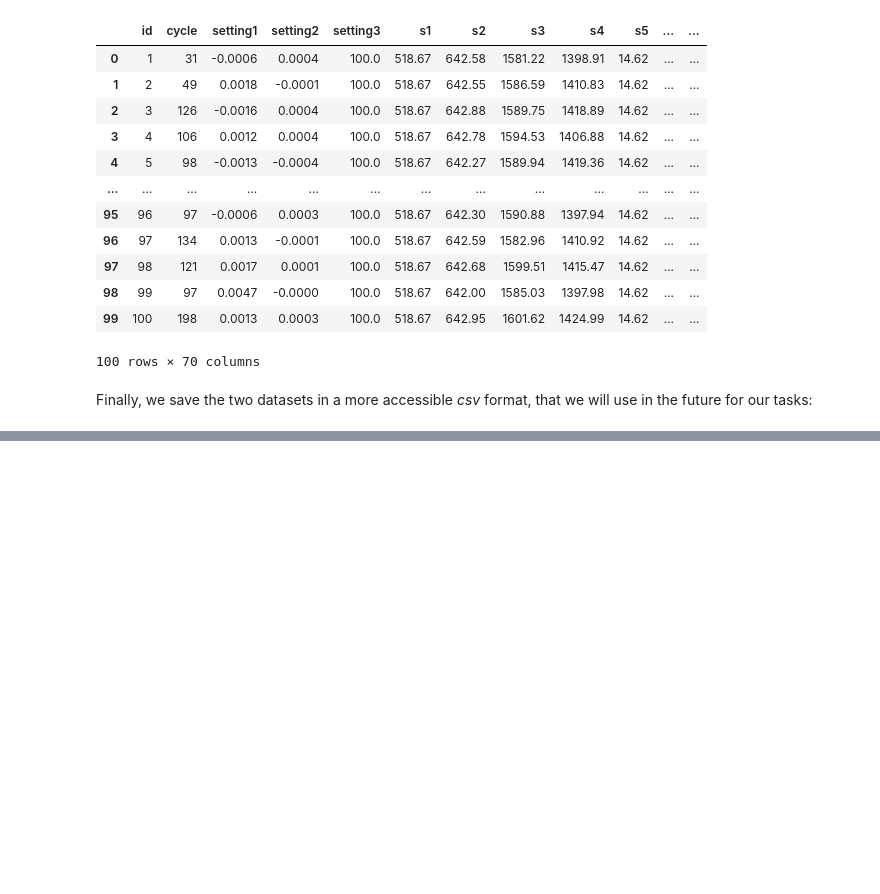
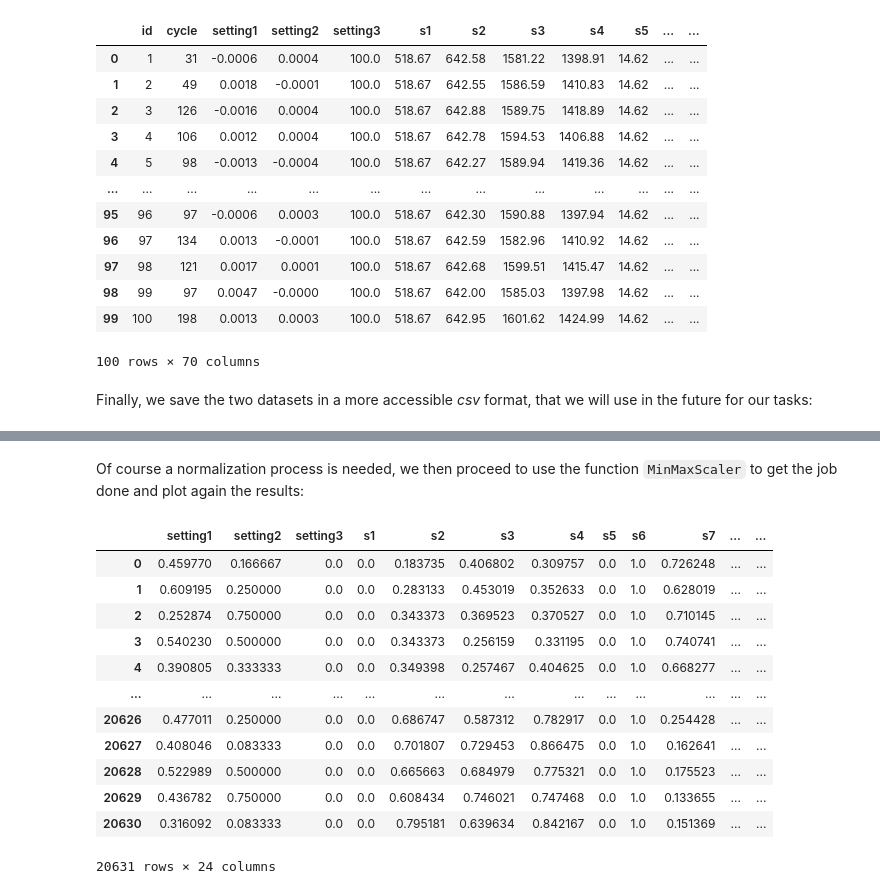
Before and after one commit to Megalodonte/BGHWSW, a Jupyter notebook: Aircraft-pred-main/predictive-maintenance-master/final.ipynb, the cells around one changed output, grey strips where cells are left out. Saved outputs shown, nothing was run; the diff lists cells and outputs as text; code cells hidden in the pictures; blank space fills up the shorter version.

```diff
--- a/Aircraft-pred-main/predictive-maintenance-master/final.ipynb
+++ b/Aircraft-pred-main/predictive-maintenance-master/final.ipynb
@@ -444,0 +515,21 @@ df_test.to_csv('data/testmine.csv', index=False)
+# %% [markdown]
+Of course a normalization process is needed, we then proceed to use the function `MinMaxScaler` to get the job done and plot again the results:
+# %%
+# scale the values
+scaler = MinMaxScaler()
+df[df.columns] = scaler.fit_transform(df[df.columns])
+df
+# %% [output]
+|  | setting1 | setting2 | setting3 | s1 | s2 | s3 | s4 | s5 | s6 | s7 | ... | ... |
+| 0 | 0.459770 | 0.166667 | 0.0 | 0.0 | 0.183735 | 0.406802 | 0.309757 | 0.0 | 1.0 | 0.726248 | ... | ... |
+| 1 | 0.609195 | 0.250000 | 0.0 | 0.0 | 0.283133 | 0.453019 | 0.352633 | 0.0 | 1.0 | 0.628019 | ... | ... |
+| 2 | 0.252874 | 0.750000 | 0.0 | 0.0 | 0.343373 | 0.369523 | 0.370527 | 0.0 | 1.0 | 0.710145 | ... | ... |
+| 3 | 0.540230 | 0.500000 | 0.0 | 0.0 | 0.343373 | 0.256159 | 0.331195 | 0.0 | 1.0 | 0.740741 | ... | ... |
+| 4 | 0.390805 | 0.333333 | 0.0 | 0.0 | 0.349398 | 0.257467 | 0.404625 | 0.0 | 1.0 | 0.668277 | ... | ... |
+| ... | ... | ... | ... | ... | ... | ... | ... | ... | ... | ... | ... | ... |
+| 20626 | 0.477011 | 0.250000 | 0.0 | 0.0 | 0.686747 | 0.587312 | 0.782917 | 0.0 | 1.0 | 0.254428 | ... | ... |
+| 20627 | 0.408046 | 0.083333 | 0.0 | 0.0 | 0.701807 | 0.729453 | 0.866475 | 0.0 | 1.0 | 0.162641 | ... | ... |
+| 20628 | 0.522989 | 0.500000 | 0.0 | 0.0 | 0.665663 | 0.684979 | 0.775321 | 0.0 | 1.0 | 0.175523 | ... | ... |
+| 20629 | 0.436782 | 0.750000 | 0.0 | 0.0 | 0.608434 | 0.746021 | 0.747468 | 0.0 | 1.0 | 0.133655 | ... | ... |
+| 20630 | 0.316092 | 0.083333 | 0.0 | 0.0 | 0.795181 | 0.639634 | 0.842167 | 0.0 | 1.0 | 0.151369 | ... | ... |
+20631 rows × 24 columns
```
Also changed, not shown: parts of 20 cells of this notebook, 3 other files.
